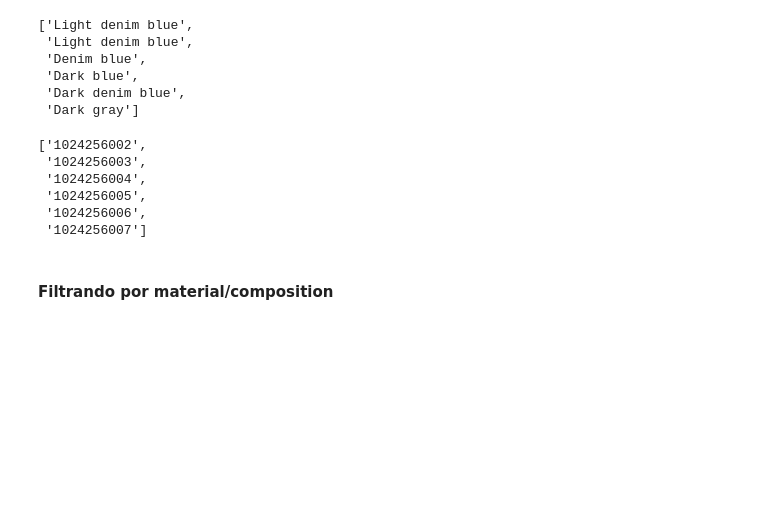
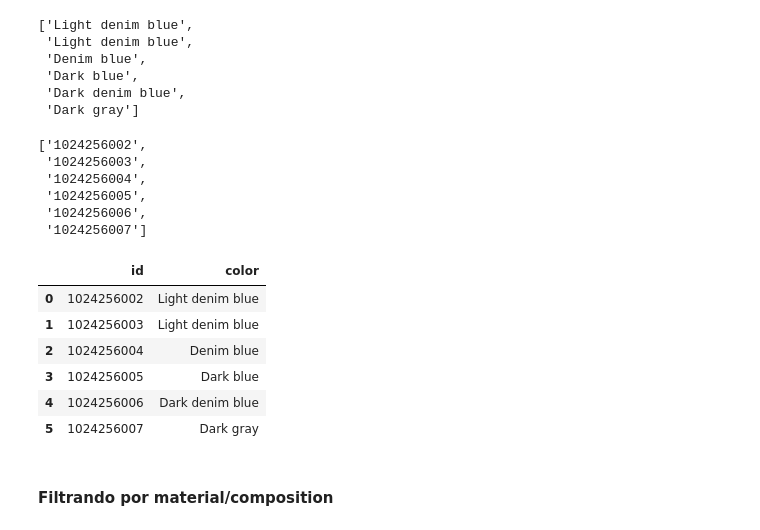
Before and after one commit to lucasquemelli/ds_ao_dev, a Jupyter notebook: bs4_training.ipynb, the cells around one changed output. Saved outputs shown, nothing was run; the diff lists cells and outputs as text; code cells hidden in the pictures; blank space fills up the shorter version.

```diff
--- a/bs4_training.ipynb
+++ b/bs4_training.ipynb
@@ -626,6 +626,18 @@ product_id
  '1024256005',
  '1024256006',
  '1024256007']
+# %%
+df_color = pd.DataFrame([product_id, product_color]).T
+df_color.columns = ['id', 'color']
+df_color
+# %% [output]
+|  | id | color |
+| 0 | 1024256002 | Light denim blue |
+| 1 | 1024256003 | Light denim blue |
+| 2 | 1024256004 | Denim blue |
+| 3 | 1024256005 | Dark blue |
+| 4 | 1024256006 | Dark denim blue |
+| 5 | 1024256007 | Dark gray |
 # %% [markdown]
 #### Filtrando por material/composition
 # %% [markdown]
```
Also changed, not shown: parts of 6 cells of this notebook.
